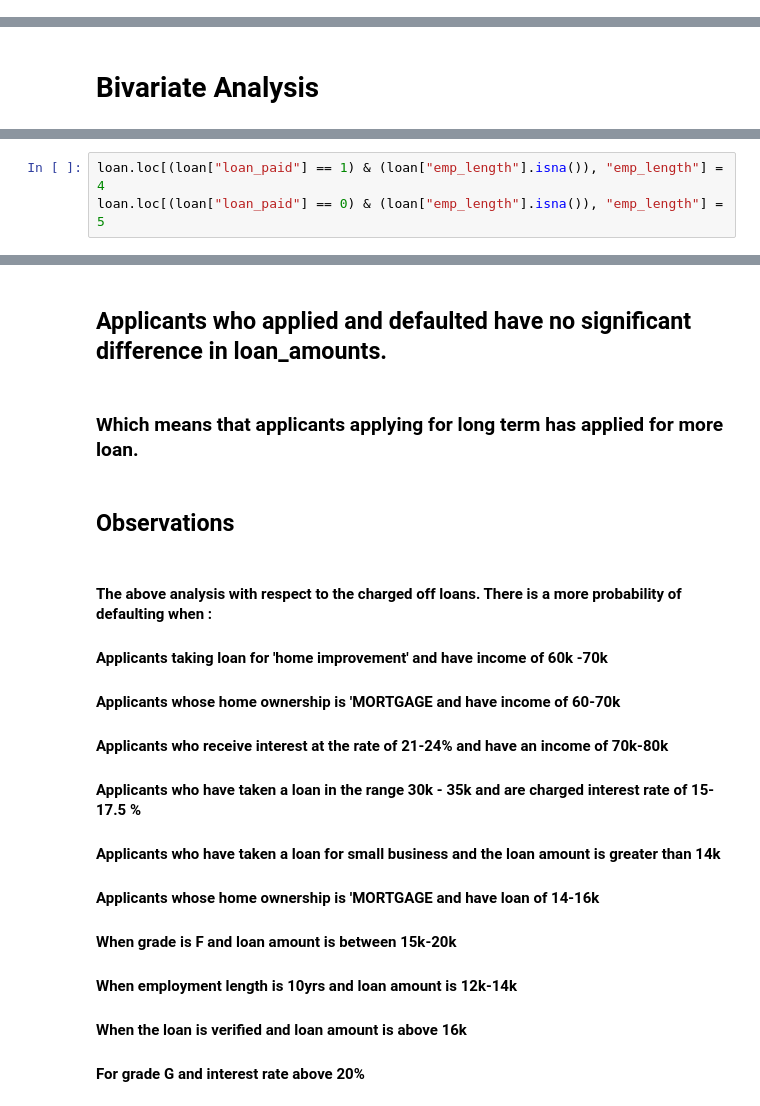
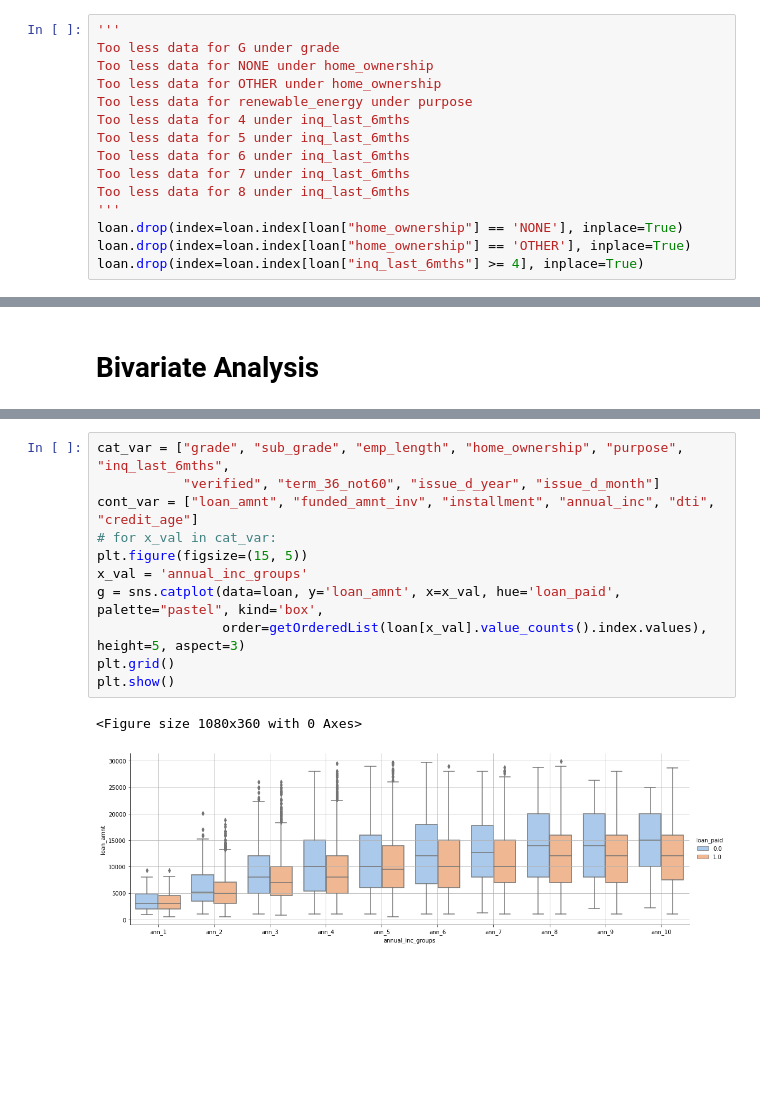
Before and after one commit to ajitjohn05/Lending_Club_Case_Study_Project_Ajit_Siddhant, a Jupyter notebook: Group_Facilitator_AjitJohn.ipynb, the cells around one changed output, grey strips where cells are left out. Cells and saved outputs as stored; diff of their text form; blank space fills up the shorter version.

```diff
--- a/Group_Facilitator_AjitJohn.ipynb
+++ b/Group_Facilitator_AjitJohn.ipynb
@@ -238,2 +391,17 @@ memory usage: 2.9+ MB
+# %%
+'''
+Too less data for G under grade
+Too less data for NONE under home_ownership
+Too less data for OTHER under home_ownership
+Too less data for renewable_energy under purpose
+Too less data for 4 under inq_last_6mths
+Too less data for 5 under inq_last_6mths
+Too less data for 6 under inq_last_6mths
+Too less data for 7 under inq_last_6mths
+Too less data for 8 under inq_last_6mths
+'''
+loan.drop(index=loan.index[loan["home_ownership"] == 'NONE'], inplace=True)
+loan.drop(index=loan.index[loan["home_ownership"] == 'OTHER'], inplace=True)
+loan.drop(index=loan.index[loan["inq_last_6mths"] >= 4], inplace=True)
 # %% [markdown]
 # Univariate & Segmented Univariate Analysis
@@ -354,3 +560,0 @@ Name: emp_length, dtype: float64
-# %%
-loan.loc[(loan["loan_paid"] == 1) & (loan["emp_length"].isna()), "emp_length"] = 4
-loan.loc[(loan["loan_paid"] == 0) & (loan["emp_length"].isna()), "emp_length"] = 5
@@ -601,18 +561,14 @@ sns.catplot(x = 'term_36_not60', y = 'loan_amnt', data = loan_data,hue = 'loan_p
-# %% [markdown]
-## Applicants who applied and defaulted have no significant difference in loan_amounts.
-# %% [markdown]
-### Which means that applicants applying for long term has applied for more loan.
-# %% [markdown]
-## Observations
-# %% [markdown]
-#### The above analysis with respect to the charged off loans. There is a more probability of defaulting when :
-#### Applicants taking loan for 'home improvement' and have income of 60k -70k
-#### Applicants whose home ownership is 'MORTGAGE and have income of 60-70k
-#### Applicants who receive interest at the rate of 21-24% and have an income of 70k-80k
-#### Applicants who have taken a loan in the range 30k - 35k and are charged interest rate of 15-17.5 %
-#### Applicants who have taken a loan for small business and the loan amount is greater than 14k
-#### Applicants whose home ownership is 'MORTGAGE and have loan of 14-16k
-#### When grade is F and loan amount is between 15k-20k
-#### When employment length is 10yrs and loan amount is 12k-14k
-#### When the loan is verified and loan amount is above 16k
-#### For grade G and interest rate above 20%
+# %%
+cat_var = ["grade", "sub_grade", "emp_length", "home_ownership", "purpose", "inq_last_6mths",
+           "verified", "term_36_not60", "issue_d_year", "issue_d_month"]
+cont_var = ["loan_amnt", "funded_amnt_inv", "installment", "annual_inc", "dti", "credit_age"]
+# for x_val in cat_var:
+plt.figure(figsize=(15, 5))
+x_val = 'annual_inc_groups'
+g = sns.catplot(data=loan, y='loan_amnt', x=x_val, hue='loan_paid', palette="pastel", kind='box',
+                order=getOrderedList(loan[x_val].value_counts().index.values), height=5, aspect=3)
+plt.grid()
+plt.show()
+# %% [output]
+<Figure size 1080x360 with 0 Axes>
+[figure, added]
```
Also changed, not shown: parts of 72 cells of this notebook.
